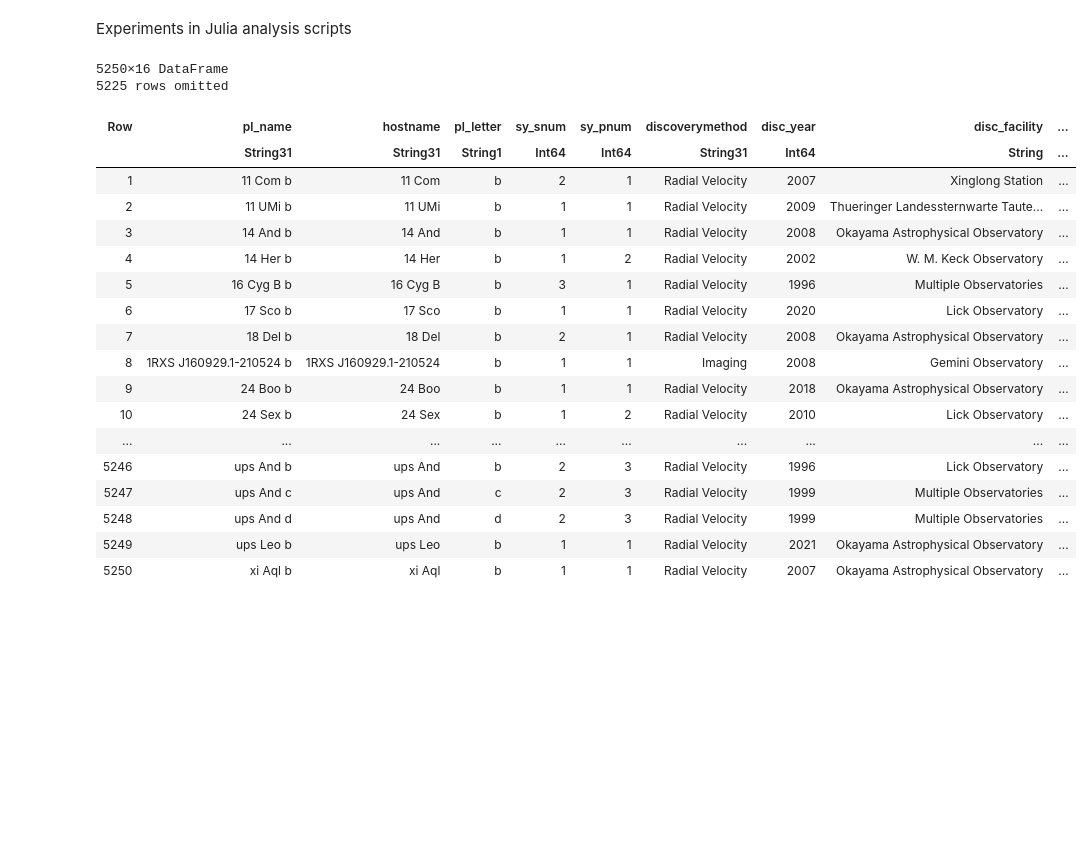
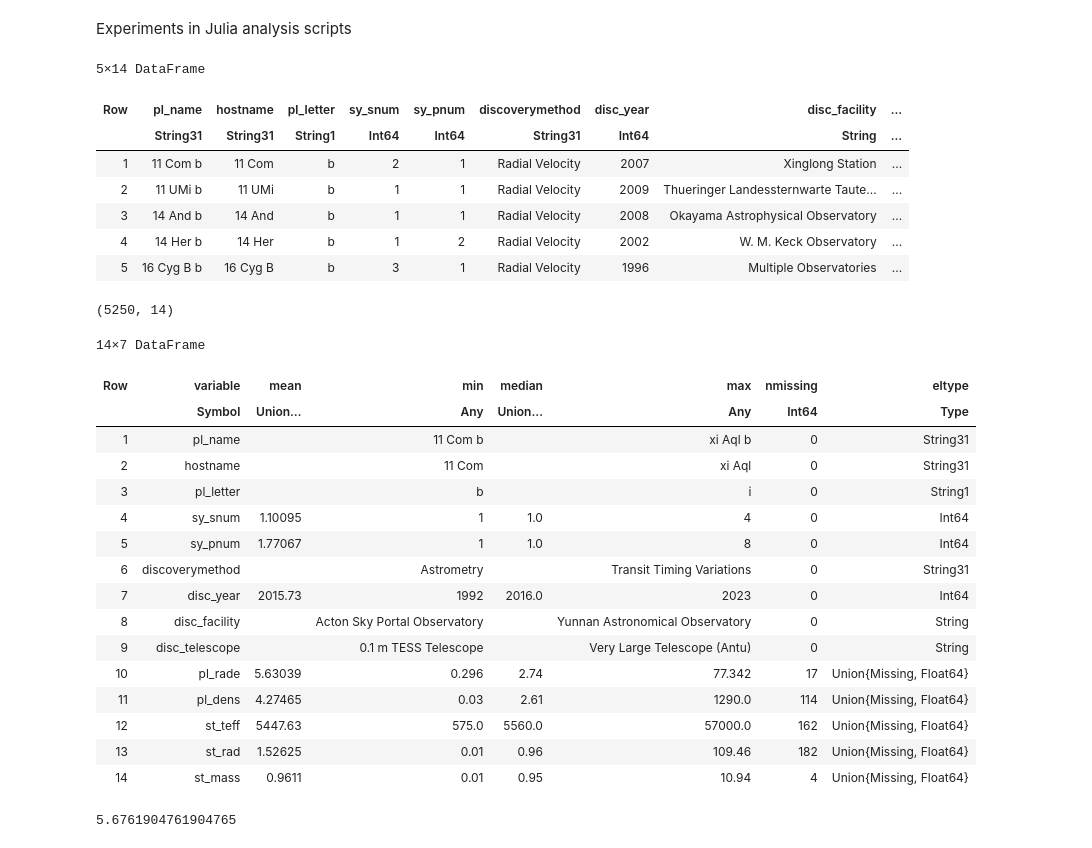
Before and after one commit to jwr42/DataAnalysis, a Jupyter notebook: analysis.ipynb, the cells around one changed output. Drawn from its saved outputs; the diff is of its cells as text; code cells hidden in the pictures; blank space fills up the shorter version.

```diff
--- a/analysis.ipynb
+++ b/analysis.ipynb
@@ -7,46 +7,70 @@ using CSV
 # %%
 # importing a CSV file into Julia
 exo_planets = CSV.read("data/PSCompPars_2023.02.18_13.40.14.csv", DataFrame; header=169)
+# datasource: https://exoplanetarchive.ipac.caltech.edu/cgi-bin/TblView/nph-tblView?app=ExoTbls&config=PSCompPars
 
 # Selecting a subset of the exoplanets columns:
 # COLUMN pl_name:        Planet Name
 # COLUMN hostname:       Host Name
 # COLUMN pl_letter:      Planet Letter
 # COLUMN sy_snum:        Number of Stars
 # COLUMN sy_pnum:        Number of Planets
 # COLUMN discoverymethod: Discovery Method
 # COLUMN disc_year:      Discovery Year
 # COLUMN disc_facility:  Discovery Facility
 # COLUMN disc_telescope: Discovery Telescope
-# COLUMN pl_orbsmax:     Orbit Semi-Major Axis [au]
 # COLUMN pl_rade:        Planet Radius [Earth Radius]
 # COLUMN pl_dens:        Planet Density [g/cm**3]
-# COLUMN pl_eqt:         Equilibrium Temperature [K]
 # COLUMN st_teff:        Stellar Effective Temperature [K]
 # COLUMN st_rad:         Stellar Radius [Solar Radius]
 # COLUMN st_mass:        Stellar Mass [Solar mass]
 
 exo_planets = exo_planets[:, ["pl_name","hostname","pl_letter","sy_snum","sy_pnum",
-    "discoverymethod","disc_year","disc_facility","disc_telescope","pl_orbsmax",
-    "pl_rade","pl_dens","pl_eqt","st_teff","st_rad","st_mass"]]
+    "discoverymethod","disc_year","disc_facility","disc_telescope",
+    "pl_rade","pl_dens","st_teff","st_rad","st_mass"]]
+
+exo_planets[1:5,:]
 # %% [output]
-5250×16 DataFrame
-5225 rows omitted
+5×14 DataFrame
 | Row | pl_name | hostname | pl_letter | sy_snum | sy_pnum | discoverymethod | disc_year | disc_facility | ... |
 |  | String31 | String31 | String1 | Int64 | Int64 | String31 | Int64 | String | ... |
 | 1 | 11 Com b | 11 Com | b | 2 | 1 | Radial Velocity | 2007 | Xinglong Station | ... |
 | 2 | 11 UMi b | 11 UMi | b | 1 | 1 | Radial Velocity | 2009 | Thueringer Landessternwarte Taute... | ... |
 | 3 | 14 And b | 14 And | b | 1 | 1 | Radial Velocity | 2008 | Okayama Astrophysical Observatory | ... |
 | 4 | 14 Her b | 14 Her | b | 1 | 2 | Radial Velocity | 2002 | W. M. Keck Observatory | ... |
 | 5 | 16 Cyg B b | 16 Cyg B | b | 3 | 1 | Radial Velocity | 1996 | Multiple Observatories | ... |
-| 6 | 17 Sco b | 17 Sco | b | 1 | 1 | Radial Velocity | 2020 | Lick Observatory | ... |
-| 7 | 18 Del b | 18 Del | b | 2 | 1 | Radial Velocity | 2008 | Okayama Astrophysical Observatory | ... |
-| 8 | 1RXS J160929.1-210524 b | 1RXS J160929.1-210524 | b | 1 | 1 | Imaging | 2008 | Gemini Observatory | ... |
-| 9 | 24 Boo b | 24 Boo | b | 1 | 1 | Radial Velocity | 2018 | Okayama Astrophysical Observatory | ... |
-| 10 | 24 Sex b | 24 Sex | b | 1 | 2 | Radial Velocity | 2010 | Lick Observatory | ... |
-| ... | ... | ... | ... | ... | ... | ... | ... | ... | ... |
-| 5246 | ups And b | ups And | b | 2 | 3 | Radial Velocity | 1996 | Lick Observatory | ... |
-| 5247 | ups And c | ups And | c | 2 | 3 | Radial Velocity | 1999 | Multiple Observatories | ... |
-| 5248 | ups And d | ups And | d | 2 | 3 | Radial Velocity | 1999 | Multiple Observatories | ... |
-| 5249 | ups Leo b | ups Leo | b | 1 | 1 | Radial Velocity | 2021 | Okayama Astrophysical Observatory | ... |
-| 5250 | xi Aql b | xi Aql | b | 1 | 1 | Radial Velocity | 2007 | Okayama Astrophysical Observatory | ... |
+# %%
+# verify the number of explanets is equal to 5250 (correct as of 2023-02-18)
+num_pl = size(exo_planets)[1]
+size(exo_planets)
+# %% [output]
+(5250, 14)
+# %%
+# characterise the dataset, including number of missing vals
+describe(exo_planets)
+# %% [output]
+14×7 DataFrame
+| Row | variable | mean | min | median | max | nmissing | eltype |
+|  | Symbol | Union… | Any | Union… | Any | Int64 | Type |
+| 1 | pl_name |  | 11 Com b |  | xi Aql b | 0 | String31 |
+| 2 | hostname |  | 11 Com |  | xi Aql | 0 | String31 |
+| 3 | pl_letter |  | b |  | i | 0 | String1 |
+| 4 | sy_snum | 1.10095 | 1 | 1.0 | 4 | 0 | Int64 |
+| 5 | sy_pnum | 1.77067 | 1 | 1.0 | 8 | 0 | Int64 |
+| 6 | discoverymethod |  | Astrometry |  | Transit Timing Variations | 0 | String31 |
+| 7 | disc_year | 2015.73 | 1992 | 2016.0 | 2023 | 0 | Int64 |
+| 8 | disc_facility |  | Acton Sky Portal Observatory |  | Yunnan Astronomical Observatory | 0 | String |
+| 9 | disc_telescope |  | 0.1 m TESS Telescope |  | Very Large Telescope (Antu) | 0 | String |
+| 10 | pl_rade | 5.63039 | 0.296 | 2.74 | 77.342 | 17 | Union{Missing, Float64} |
+| 11 | pl_dens | 4.27465 | 0.03 | 2.61 | 1290.0 | 114 | Union{Missing, Float64} |
+| 12 | st_teff | 5447.63 | 575.0 | 5560.0 | 57000.0 | 162 | Union{Missing, Float64} |
+| 13 | st_rad | 1.52625 | 0.01 | 0.96 | 109.46 | 182 | Union{Missing, Float64} |
+| 14 | st_mass | 0.9611 | 0.01 | 0.95 | 10.94 | 4 | Union{Missing, Float64} |
+# %%
+# remove the rows with missing values in them
+dropmissing!(exo_planets)
+
+# what percentage of the dataset are we removing by dropping missing vals?
+(num_pl - size(exo_planets)[1]) / num_pl * 100
+# %% [output]
+5.6761904761904765
```
Also changed, not shown: parts of 5 cells of this notebook.
